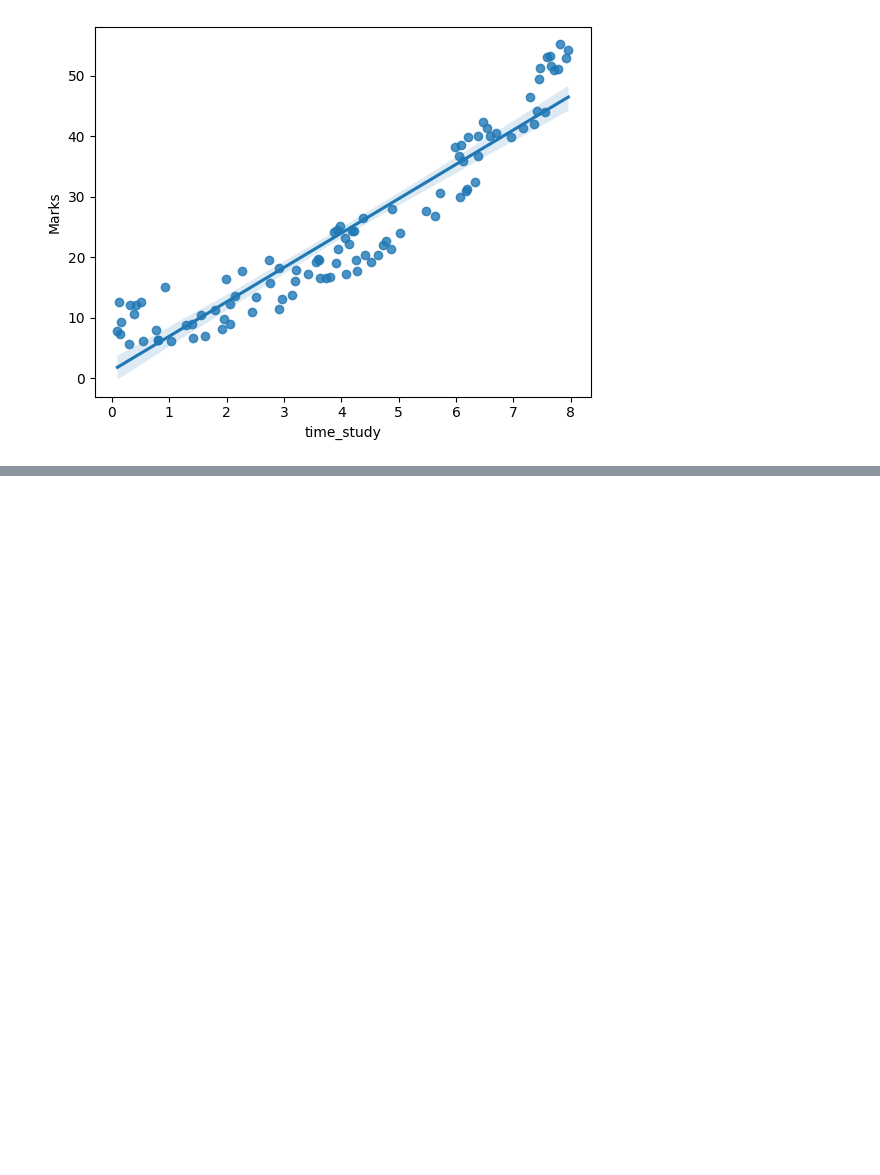
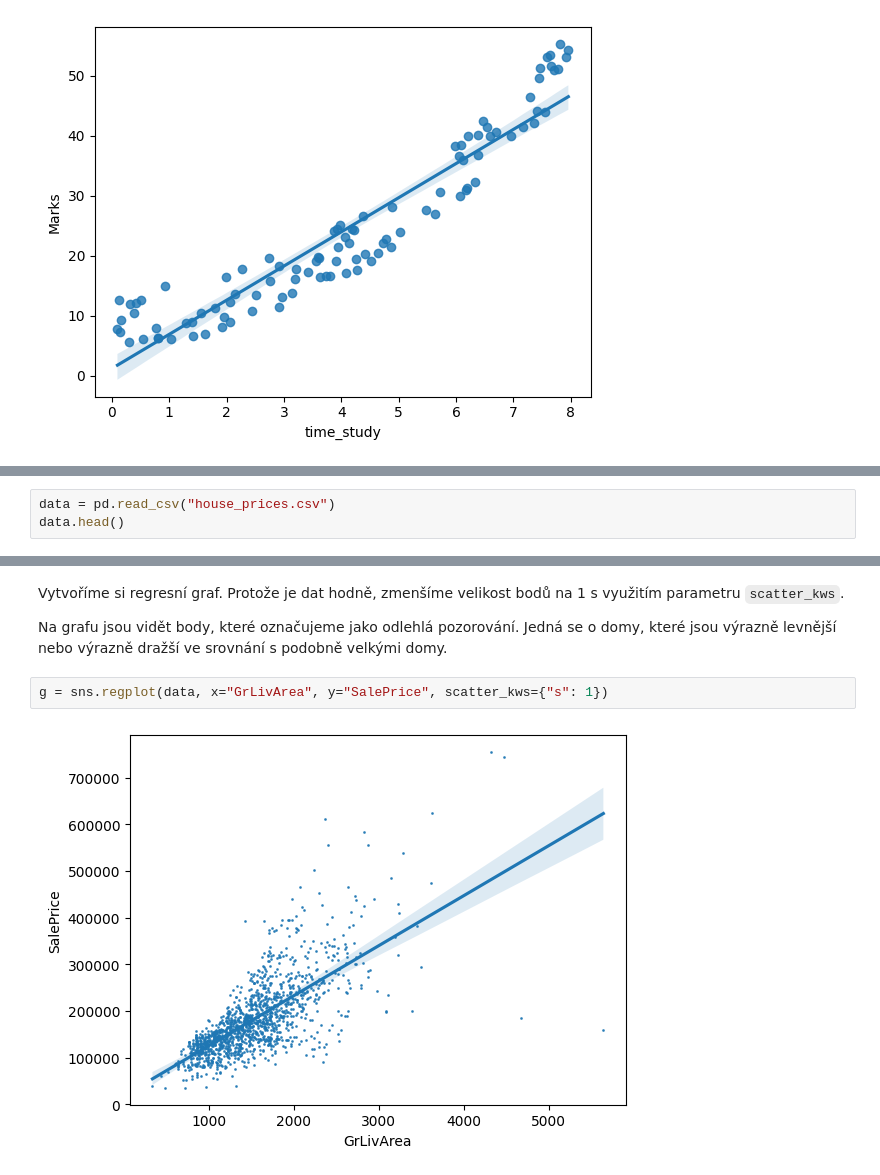
Before and after one commit to pesikj/PythonProDataScience, a Jupyter notebook: 06/lekce.ipynb, the cells around one changed output, grey strips where cells are left out. Drawn from its saved outputs; the diff is of its cells as text; blank space fills up the shorter version.

```diff
--- a/06/lekce.ipynb
+++ b/06/lekce.ipynb
@@ -101,0 +142,3 @@ Na grafu níže je vidět, že nejvíce odlehlá pozorování byla odebrána.
+# %%
+data = pd.read_csv("house_prices.csv")
+data.head()
@@ -101,0 +153,8 @@ Na grafu níže je vidět, že nejvíce odlehlá pozorování byla odebrána.
+# %% [markdown]
+Vytvoříme si regresní graf. Protože je dat hodně, zmenšíme velikost bodů na 1 s využitím parametru `scatter_kws`.
+
+Na grafu jsou vidět body, které označujeme jako odlehlá pozorování. Jedná se o domy, které jsou výrazně levnější nebo výrazně dražší ve srovnání s podobně velkými domy.
+# %%
+g = sns.regplot(data, x="GrLivArea", y="SalePrice", scatter_kws={"s": 1})
+# %% [output]
+[figure, added]
```
Also changed, not shown: parts of 43 cells of this notebook, 8 other files.
